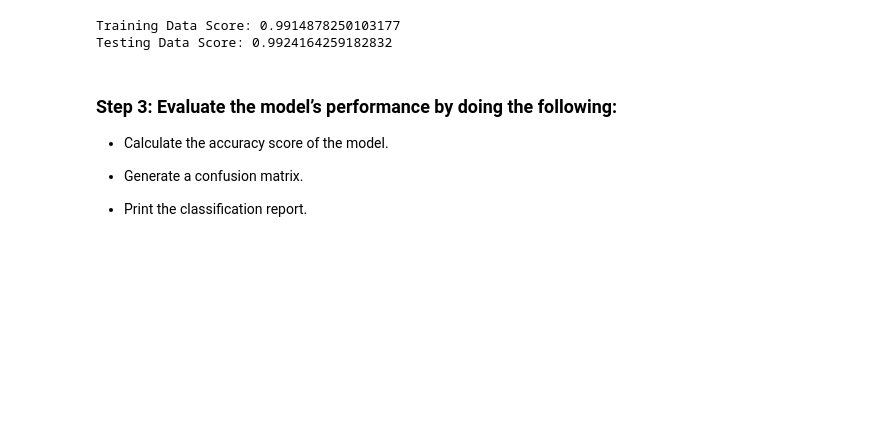
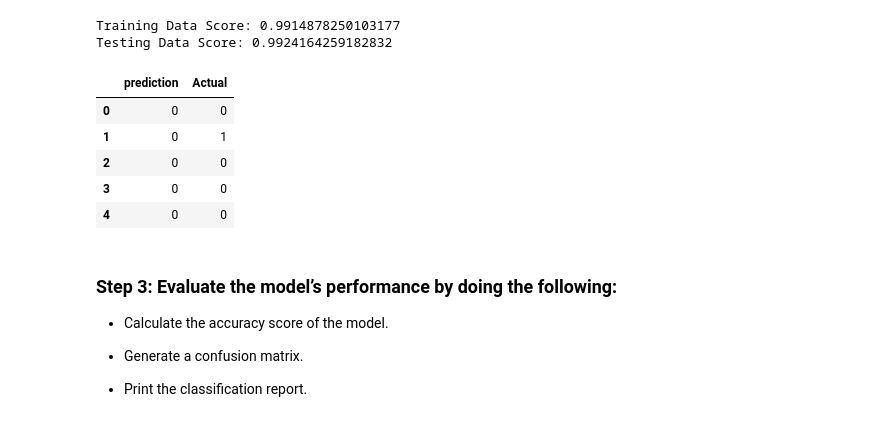
Before and after one commit to patibindu/credit-risk-classification, a Jupyter notebook: Credit-Risk/credit_risk_classification.ipynb, the cells around one changed output. Cells and saved outputs as stored; diff of their text form; code cells hidden in the pictures; blank space fills up the shorter version.

```diff
--- a/Credit-Risk/credit_risk_classification.ipynb
+++ b/Credit-Risk/credit_risk_classification.ipynb
@@ -125,23 +125,35 @@ from sklearn.linear_model import LogisticRegression
 
 # Instantiate the Logistic Regression model
 # Assign a random_state parameter of 1 to the model
-classifier1 = LogisticRegression(random_state = 1)
+classifiermodel1 = LogisticRegression(random_state = 1)
 
 # Fit the model using training data
-classifier1.fit(X_train, y_train)
+classifiermodel1.fit(X_train, y_train)
 # %% [output]
 LogisticRegression(random_state=1)
 # %% [markdown]
 ### Step 2: Save the predictions on the testing data labels by using the testing feature data (`X_test`) and the fitted model.
 # %%
 # Make a prediction using the training and testing data
-predictions1 = classifier1.predict(X_test)
+# y_pred = classifiermodel1.predict(X_test)
+predictions1 = classifiermodel1.predict(X_test)
 
-print(f"Training Data Score: {classifier1.score(X_train, y_train)}")
-print(f"Testing Data Score: {classifier1.score(X_test, y_test)}")
+print(f"Training Data Score: {classifiermodel1.score(X_train, y_train)}")
+print(f"Testing Data Score: {classifiermodel1.score(X_test, y_test)}")
 # %% [output]
 Training Data Score: 0.9914878250103177
 Testing Data Score: 0.9924164259182832
+# %%
+# Review the results side by side
+results = pd.DataFrame({"prediction" : predictions1, "Actual" : y_test}).reset_index(drop = True)
+results.head()
+# %% [output]
+|  | prediction | Actual |
+| 0 | 0 | 0 |
+| 1 | 0 | 1 |
+| 2 | 0 | 0 |
+| 3 | 0 | 0 |
+| 4 | 0 | 0 |
 # %% [markdown]
 ### Step 3: Evaluate the model’s performance by doing the following:
 
```
Also changed, not shown: parts of 9 cells of this notebook, 1 other file.
